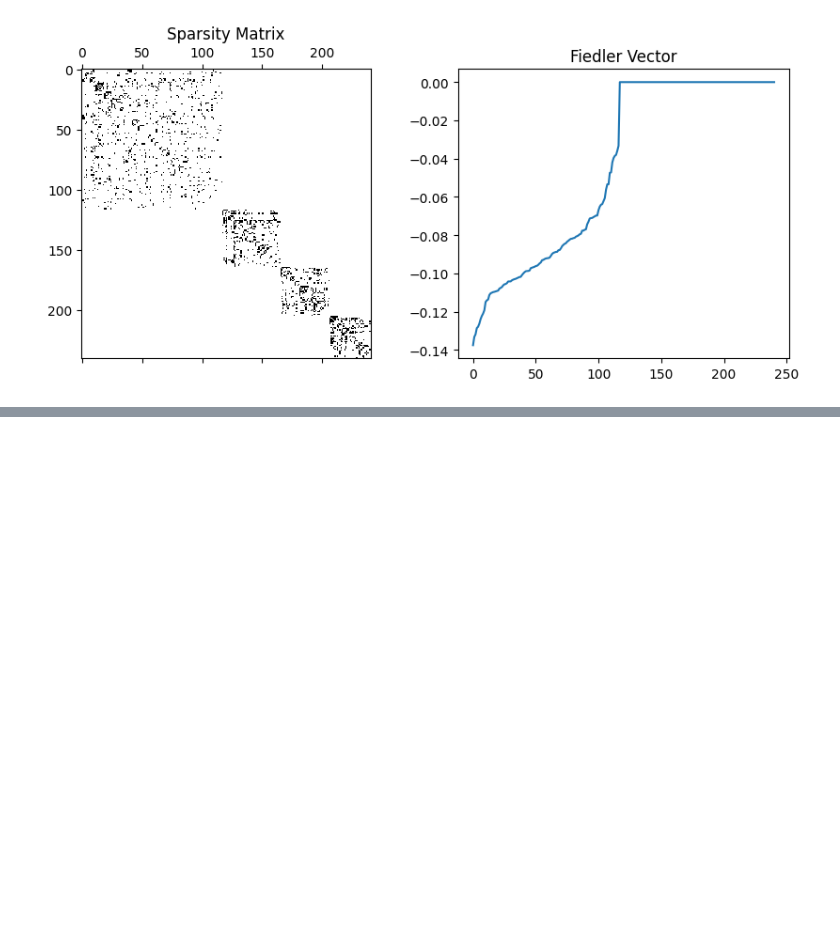
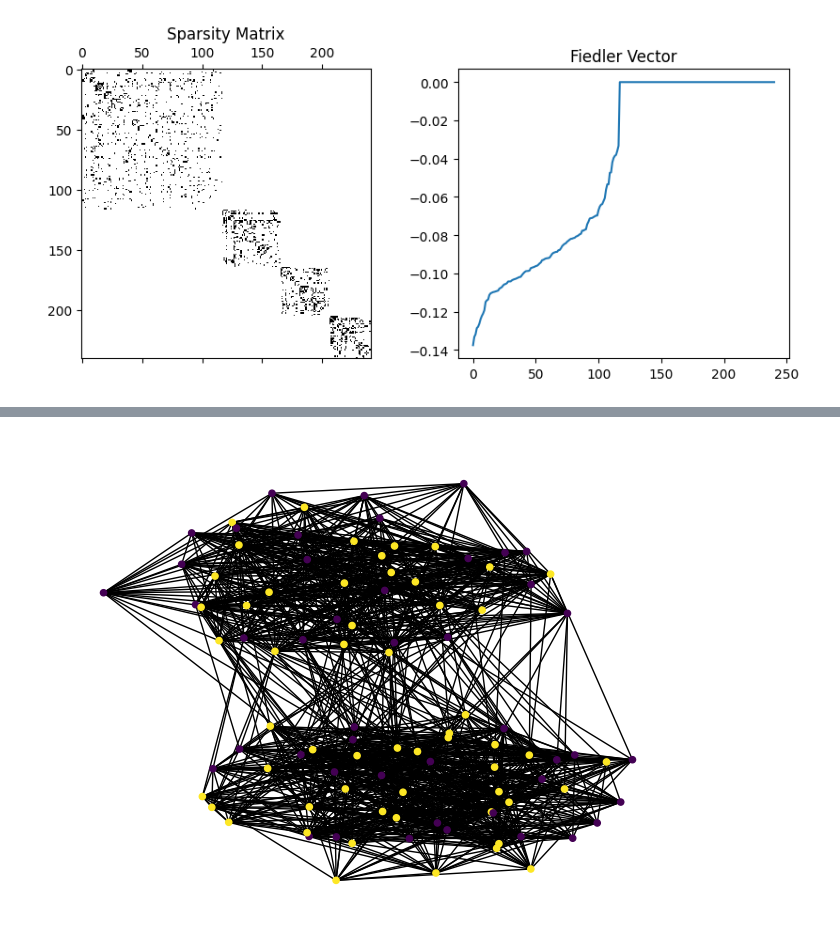
Before and after one commit to haya-hyh/datamining, a Jupyter notebook: HW4/main.ipynb, the cells around one changed output, grey strips where cells are left out. Drawn from its saved outputs; the diff is of its cells as text; code cells hidden in the pictures; blank space fills up the shorter version.

```diff
--- a/HW4/main.ipynb
+++ b/HW4/main.ipynb
@@ -218,0 +316,3 @@ plt.show()
+# %%
+Y2 = renormalize_rows(X2)
+Y2
@@ -218,0 +337,7 @@ plt.show()
+# %%
+kmeans2 = KMeans(n_clusters=k2, random_state=42)
+clusters2 = kmeans2.fit_predict(Y2)
+# %%
+nx.draw(graph2, node_size=20, pos=nx.spring_layout(graph2, k=0.05, iterations=20), node_color=clusters2)
+# %% [output]
+[figure, added]
```
Also changed, not shown: parts of 23 cells of this notebook.
